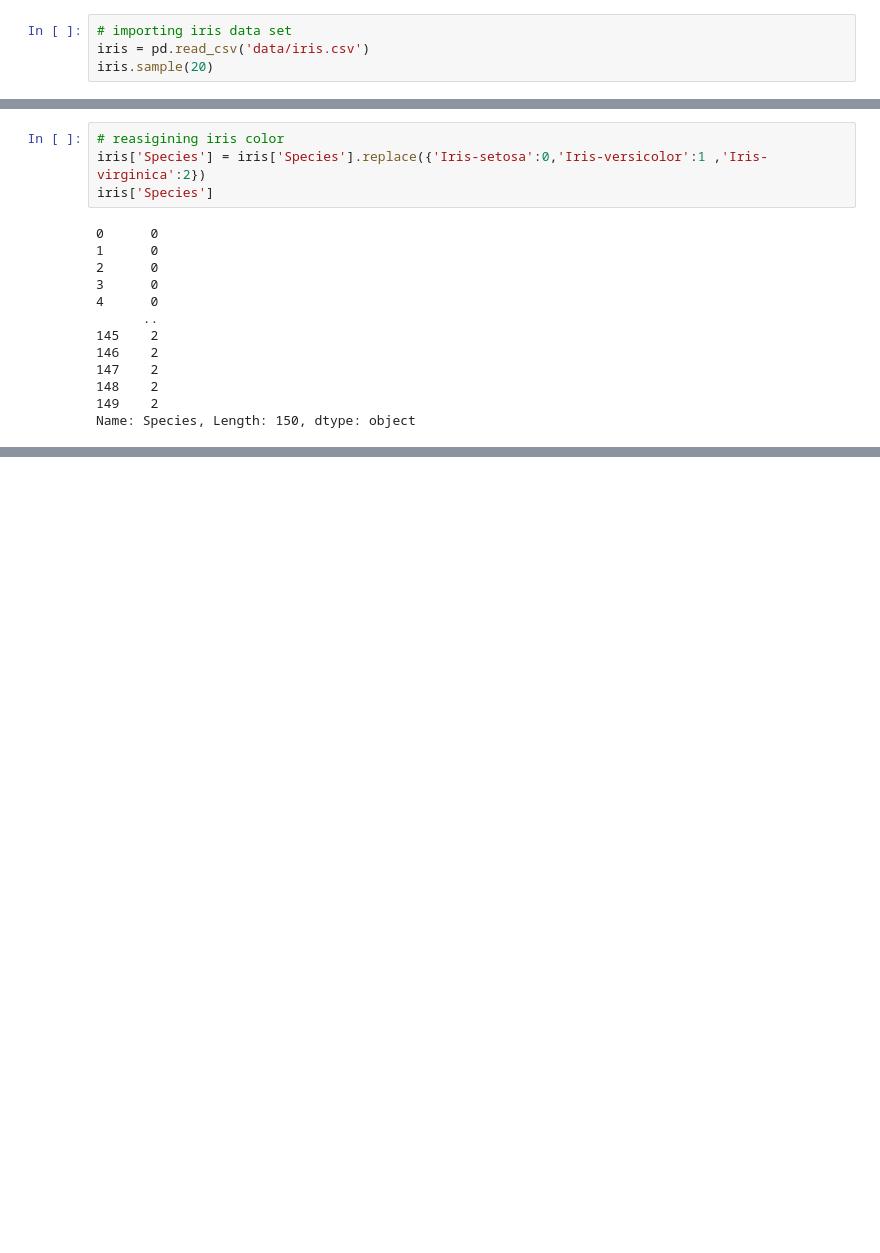
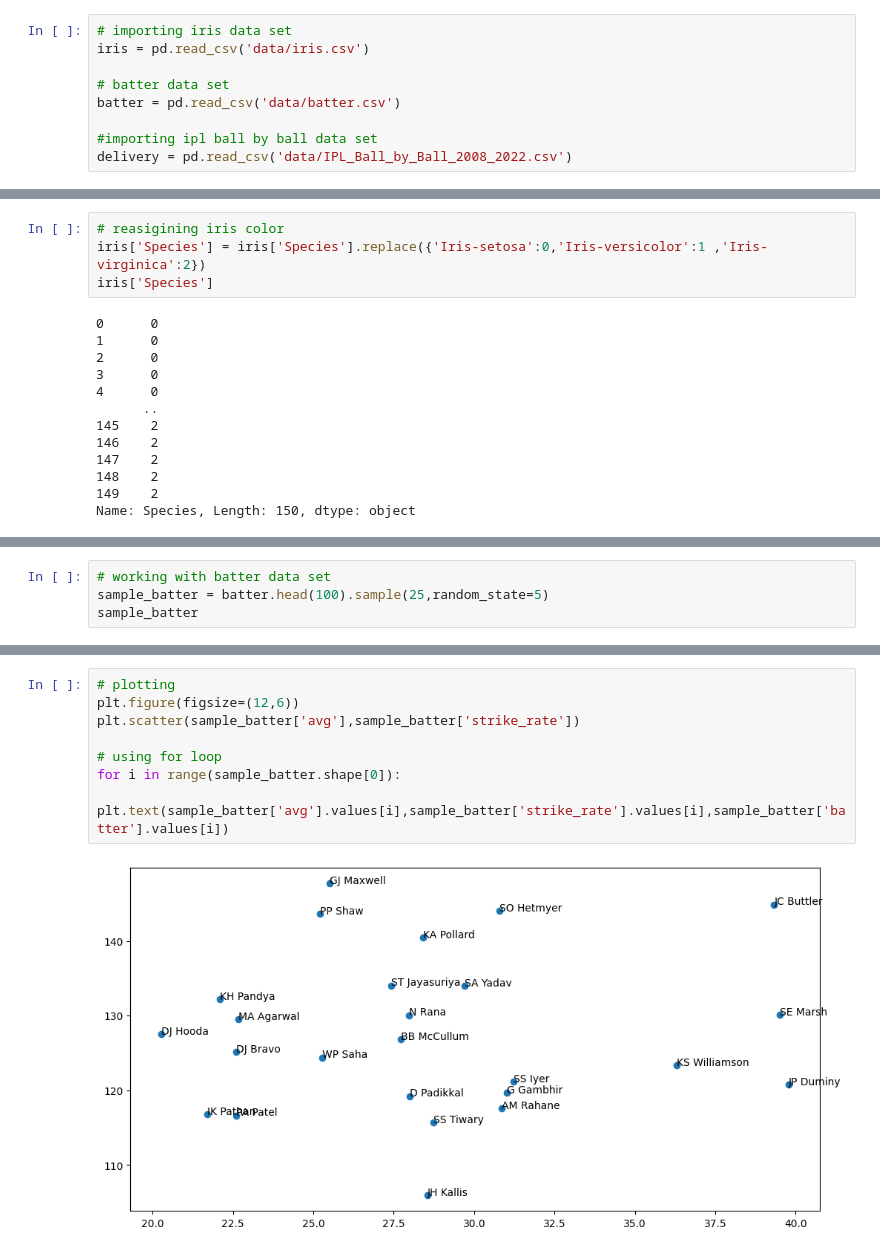
Before and after one commit to mohitjaryal/matplotlib, a Jupyter notebook: advance_matplotlib.ipynb, the cells around one changed output, grey strips where cells are left out. Drawn from its saved outputs; the diff is of its cells as text; blank space fills up the shorter version.

```diff
--- a/advance_matplotlib.ipynb
+++ b/advance_matplotlib.ipynb
@@ -8,4 +8,9 @@ import matplotlib.pyplot as plt
 # %%
 # importing iris data set
 iris = pd.read_csv('data/iris.csv')
-iris.sample(20)
+
+# batter data set
+batter = pd.read_csv('data/batter.csv')
+
+#importing ipl ball by ball data set
+delivery = pd.read_csv('data/IPL_Ball_by_Ball_2008_2022.csv')
@@ -58,0 +64,4 @@ plt.show()
+# %%
+# working with batter data set
+sample_batter = batter.head(100).sample(25,random_state=5)
+sample_batter
@@ -58,0 +86,10 @@ plt.show()
+# %%
+# plotting
+plt.figure(figsize=(12,6))
+plt.scatter(sample_batter['avg'],sample_batter['strike_rate'])
+
+# using for loop
+for i in range(sample_batter.shape[0]):
+    plt.text(sample_batter['avg'].values[i],sample_batter['strike_rate'].values[i],sample_batter['batter'].values[i])
+# %% [output]
+[figure, added]
```
Also changed, not shown: parts of 34 cells of this notebook, 1 other file.
